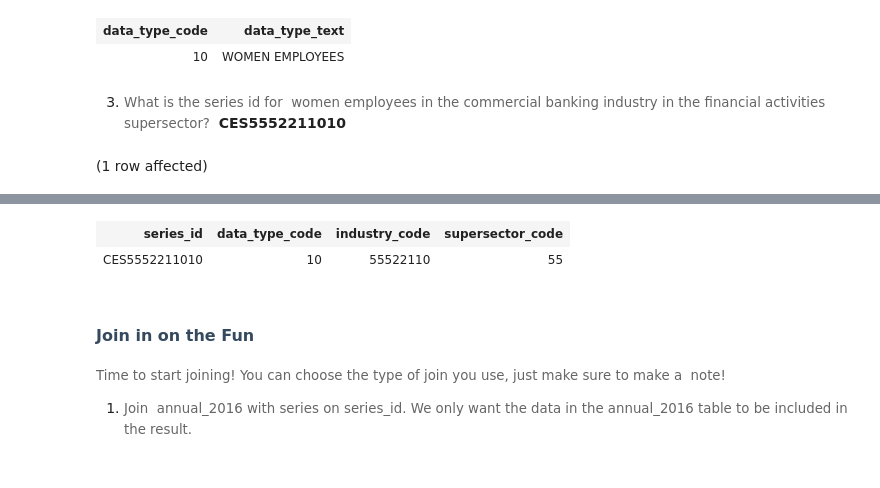
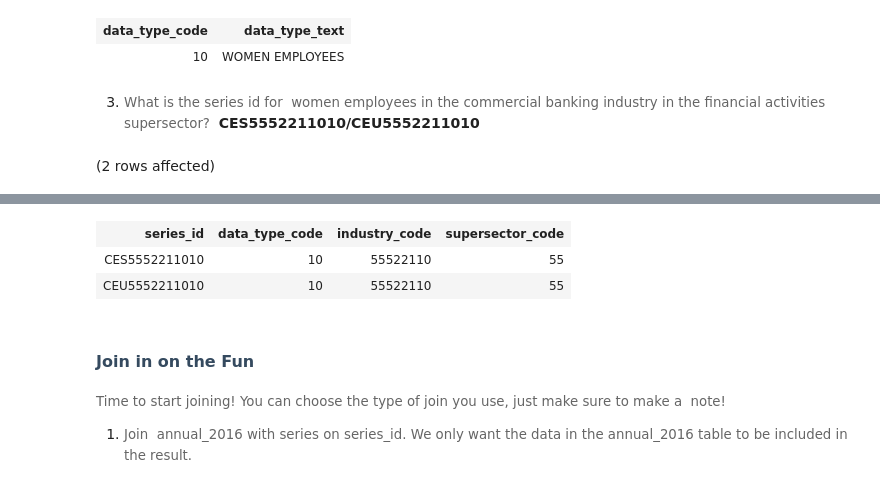
Before and after one commit to sclarksienki/Assignment3_9to5, a Jupyter notebook: 9to5.ipynb, the cells around one changed output, grey strips where cells are left out. Cells and saved outputs as stored; diff of their text form; code cells hidden in the pictures.

```diff
--- a/9to5.ipynb
+++ b/9to5.ipynb
@@ -59,7 +60,7 @@ Total execution time: 00:00:00.084
 | data_type_code | data_type_text |
 | 10 | WOMEN EMPLOYEES |
 # %% [markdown]
-3. <span style="background-color: rgb(255, 255, 255); font-size: 10pt; white-space: pre-wrap; color: rgb(102, 102, 102); font-family: Arvo, serif;">What is the series id for&nbsp; women employees in the commercial banking industry in the financial activities supersector? </span>  <span style="font-size: 13.3333px; white-space: pre-wrap;"><b>CES5552211010</b></span>
+3. <span style="background-color: rgb(255, 255, 255); font-size: 10pt; white-space: pre-wrap; color: rgb(102, 102, 102); font-family: Arvo, serif;">What is the series id for&nbsp; women employees in the commercial banking industry in the financial activities supersector? </span>  <span style="font-size: 13.3333px; white-space: pre-wrap;"><b>CES5552211010/</b></span>**CEU5552211010**
 # %%
 -- SELECT TOP 1 industry_code, industry_name
 -- FROM LaborStatisticsDB.dbo.industry
@@ -69,10 +70,10 @@ Total execution time: 00:00:00.084
 -- FROM LaborStatisticsDB.dbo.supersector
 -- WHERE supersector_name LIKE '%financial%'
 
-SELECT TOP 1 series_id, data_type_code, industry_code, supersector_code
+SELECT TOP 5 series_id, data_type_code, industry_code, supersector_code
 FROM LaborStatisticsDB.dbo.series
 WHERE data_type_code = 10
 AND industry_code = 55522110
 AND supersector_code = 55
 # %% [output]
-(1 row affected)
+(2 rows affected)
@@ -80,5 +81,6 @@ Total execution time: 00:00:00.119
 | series_id | data_type_code | industry_code | supersector_code |
 | CES5552211010 | 10 | 55522110 | 55 |
+| CEU5552211010 | 10 | 55522110 | 55 |
 # %% [markdown]
 ## <span style="font-size: 12pt; font-family: Montserrat, sans-serif; color: rgb(53, 74, 95); background-color: rgb(255, 255, 255); font-weight: 700; font-variant-numeric: normal; font-variant-east-asian: normal; vertical-align: baseline; white-space: pre-wrap;">Join in on the Fun</span>
 
```
Also changed, not shown: parts of 17 cells of this notebook.
